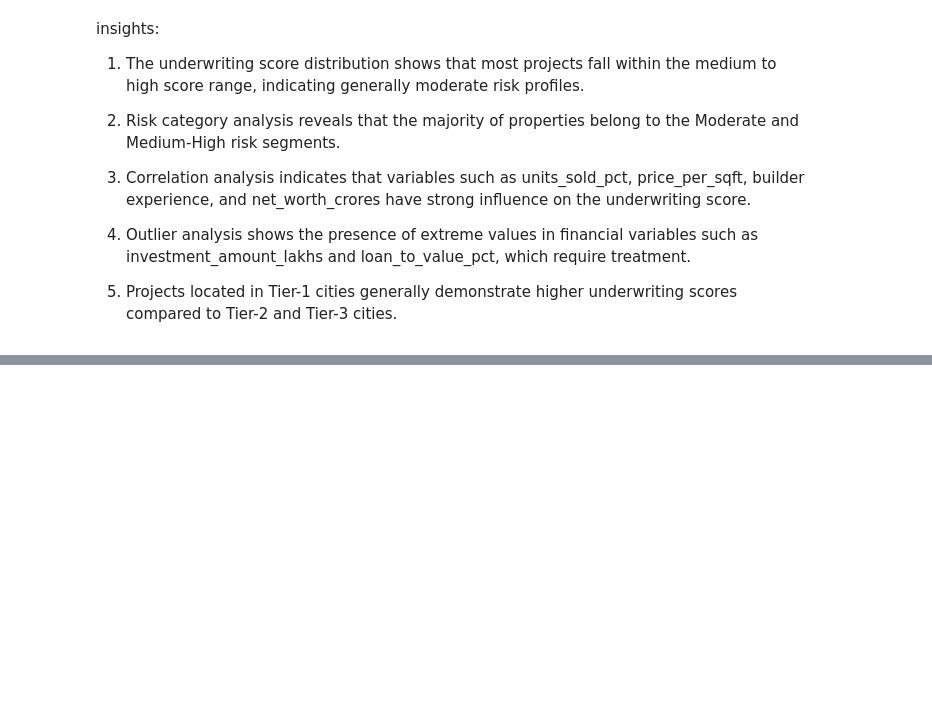
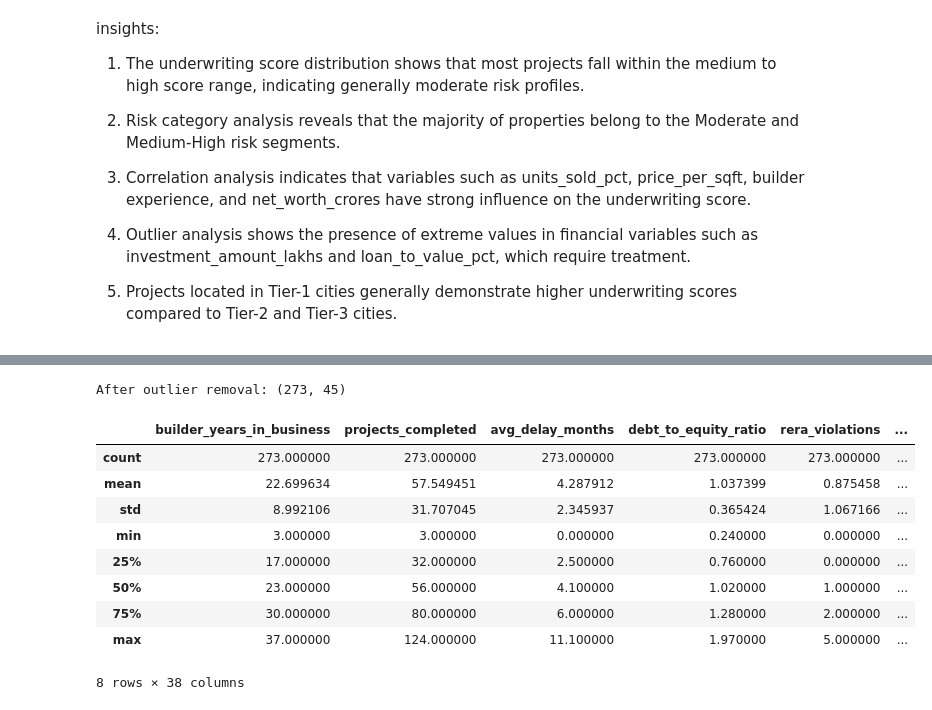
Before and after one commit to tanjiro-01/cf_realestate, a Jupyter notebook: real_estate_cf.ipynb, the cells around one changed output, grey strips where cells are left out. Saved outputs shown, nothing was run; the diff lists cells and outputs as text; code cells hidden in the pictures; blank space fills up the shorter version.

```diff
--- a/real_estate_cf.ipynb
+++ b/real_estate_cf.ipynb
@@ -236,0 +245,27 @@ insights:
+# %%
+def remove_outliers_iqr(data, cols):
+    cleaned = data.copy()
+
+    for col in cols:
+        Q1 = cleaned[col].quantile(0.25)
+        Q3 = cleaned[col].quantile(0.75)
+        IQR = Q3 - Q1
+
+        lower = Q1 - 1.5 * IQR
+        upper = Q3 + 1.5 * IQR
+
+        cleaned = cleaned[
+            (cleaned[col] >= lower) &
+            (cleaned[col] <= upper)
+        ]
+
+    return cleaned
+
+
+num_cols = df.select_dtypes(include=np.number).columns
+
+df = remove_outliers_iqr(df, num_cols)
+
+print("After outlier removal:", df.shape)
+# %% [output]
+After outlier removal: (273, 45)
@@ -236,0 +283,14 @@ insights:
+# %%
+after_stats = df.describe()
+after_stats
+# %% [output]
+|  | builder_years_in_business | projects_completed | avg_delay_months | debt_to_equity_ratio | rera_violations | ... |
+| count | 273.000000 | 273.000000 | 273.000000 | 273.000000 | 273.000000 | ... |
+| mean | 22.699634 | 57.549451 | 4.287912 | 1.037399 | 0.875458 | ... |
+| std | 8.992106 | 31.707045 | 2.345937 | 0.365424 | 1.067166 | ... |
+| min | 3.000000 | 3.000000 | 0.000000 | 0.240000 | 0.000000 | ... |
+| 25% | 17.000000 | 32.000000 | 2.500000 | 0.760000 | 0.000000 | ... |
+| 50% | 23.000000 | 56.000000 | 4.100000 | 1.020000 | 1.000000 | ... |
+| 75% | 30.000000 | 80.000000 | 6.000000 | 1.280000 | 2.000000 | ... |
+| max | 37.000000 | 124.000000 | 11.100000 | 1.970000 | 5.000000 | ... |
+8 rows × 38 columns
```
Also changed, not shown: parts of 12 cells of this notebook.
